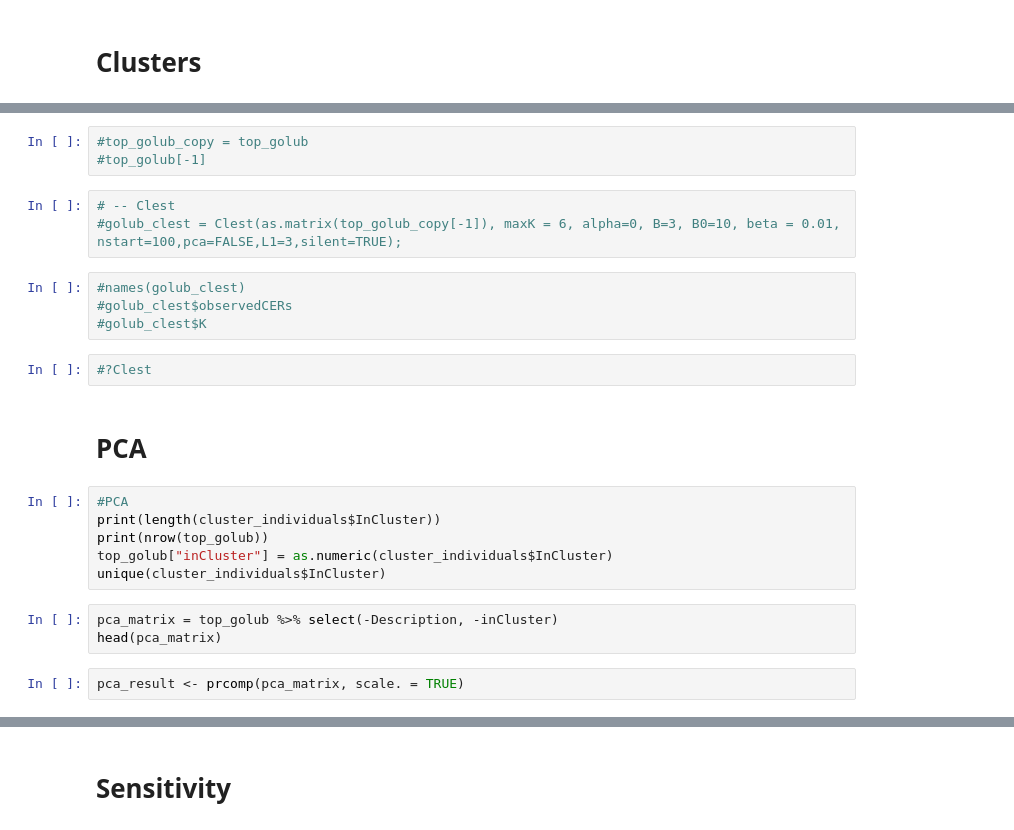
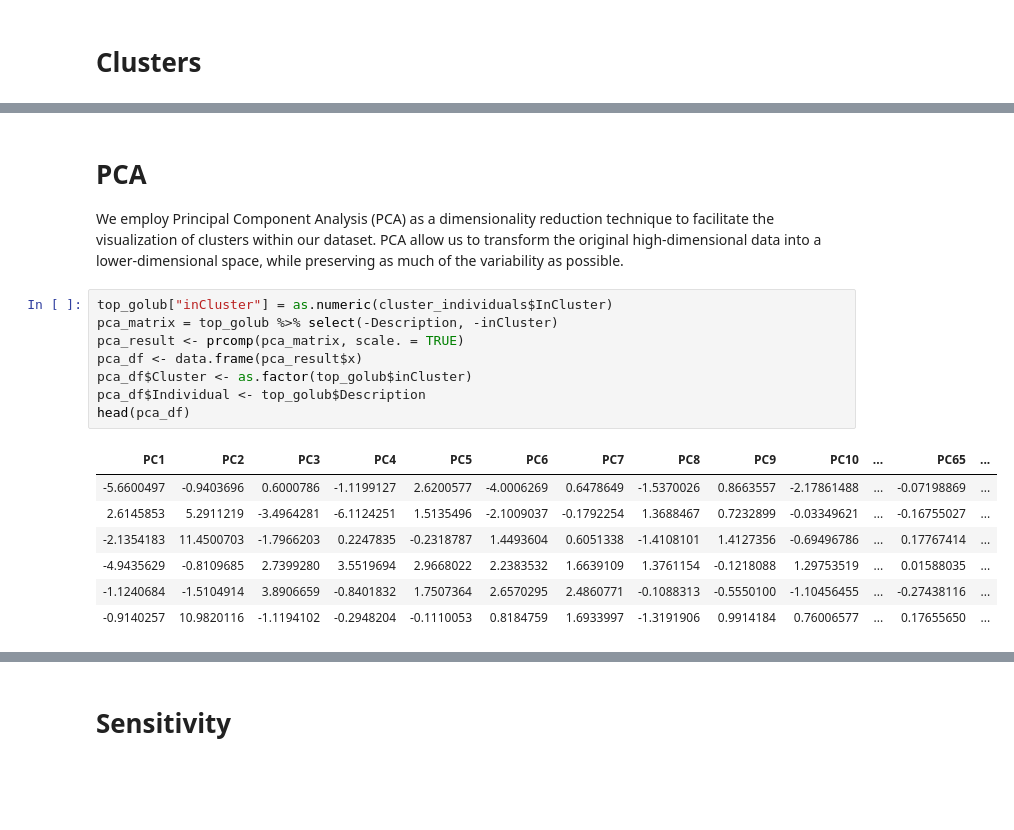
Before and after one commit to neobernad/evaluomeR, a Jupyter notebook: notebooks/use_cases/golub.ipynb, the cells around one changed output, grey strips where cells are left out. Saved outputs shown, nothing was run; the diff lists cells and outputs as text; blank space fills up the shorter version.

```diff
--- a/notebooks/use_cases/golub.ipynb
+++ b/notebooks/use_cases/golub.ipynb
@@ -203,26 +273,20 @@ for (cluster_i in 1:optimal_k) {
-# %%
-#top_golub_copy = top_golub
-#top_golub[-1]
-# %%
-# -- Clest
-#golub_clest = Clest(as.matrix(top_golub_copy[-1]), maxK = 6, alpha=0, B=3, B0=10, beta = 0.01, nstart=100,pca=FALSE,L1=3,silent=TRUE);
-# %%
-#names(golub_clest)
-#golub_clest$observedCERs
-#golub_clest$K
-# %%
-#?Clest
 # %% [markdown]
 # PCA <a class="anchor" id="pca"></a>
+We employ Principal Component Analysis (PCA) as a dimensionality reduction technique to facilitate the visualization of clusters within our dataset. PCA allow us to transform the original high-dimensional data into a lower-dimensional space, while preserving as much of the variability as possible.
 # %%
-#PCA
-print(length(cluster_individuals$InCluster))
-print(nrow(top_golub))
 top_golub["inCluster"] = as.numeric(cluster_individuals$InCluster)
-unique(cluster_individuals$InCluster)
+pca_matrix = top_golub %>% select(-Description, -inCluster)
+pca_result <- prcomp(pca_matrix, scale. = TRUE)
+pca_df <- data.frame(pca_result$x)
+pca_df$Cluster <- as.factor(top_golub$inCluster)
+pca_df$Individual <- top_golub$Description
+head(pca_df)
+# %% [output]
+| PC1 | PC2 | PC3 | PC4 | PC5 | PC6 | PC7 | PC8 | PC9 | PC10 | ... | PC65 | ... |
+| -5.6600497 | -0.9403696 | 0.6000786 | -1.1199127 | 2.6200577 | -4.0006269 | 0.6478649 | -1.5370026 | 0.8663557 | -2.17861488 | ... | -0.07198869 | ... |
+| 2.6145853 | 5.2911219 | -3.4964281 | -6.1124251 | 1.5135496 | -2.1009037 | -0.1792254 | 1.3688467 | 0.7232899 | -0.03349621 | ... | -0.16755027 | ... |
+| -2.1354183 | 11.4500703 | -1.7966203 | 0.2247835 | -0.2318787 | 1.4493604 | 0.6051338 | -1.4108101 | 1.4127356 | -0.69496786 | ... | 0.17767414 | ... |
+| -4.9435629 | -0.8109685 | 2.7399280 | 3.5519694 | 2.9668022 | 2.2383532 | 1.6639109 | 1.3761154 | -0.1218088 | 1.29753519 | ... | 0.01588035 | ... |
+| -1.1240684 | -1.5104914 | 3.8906659 | -0.8401832 | 1.7507364 | 2.6570295 | 2.4860771 | -0.1088313 | -0.5550100 | -1.10456455 | ... | -0.27438116 | ... |
+| -0.9140257 | 10.9820116 | -1.1194102 | -0.2948204 | -0.1110053 | 0.8184759 | 1.6933997 | -1.3191906 | 0.9914184 | 0.76006577 | ... | 0.17655650 | ... |
-# %%
-pca_matrix = top_golub %>% select(-Description, -inCluster)
-head(pca_matrix)
-# %%
-pca_result <- prcomp(pca_matrix, scale. = TRUE)
 # %%
```
Also changed, not shown: parts of 35 cells of this notebook, 2 other files.
